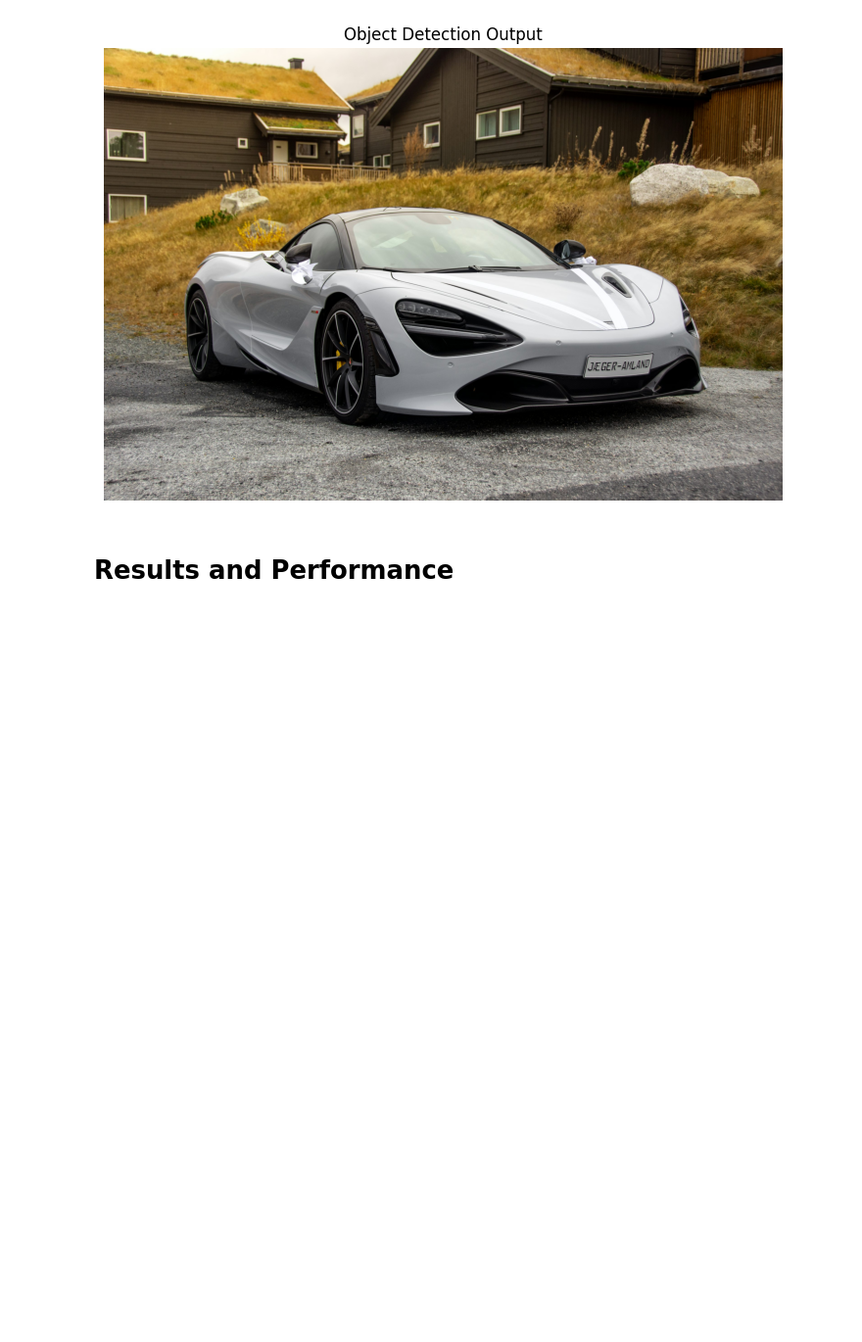
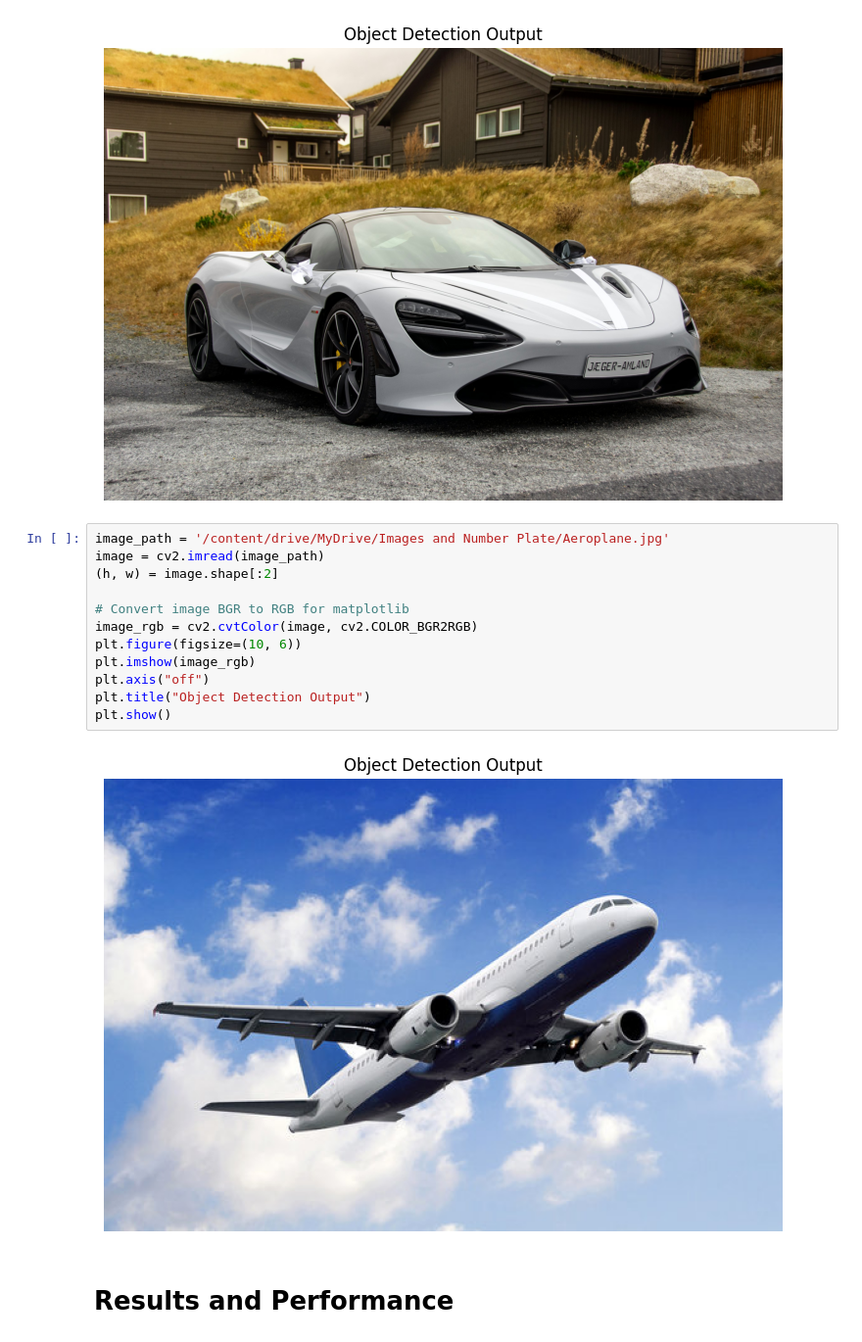
Before and after one commit to atul0430/Object-Detection-System-Computer-Vision-, a Jupyter notebook: Object Detection System (Computer Vision).ipynb, the cells around one changed output. Shown at 98% size. Saved outputs shown, nothing was run; the diff lists cells and outputs as text; blank space fills up the shorter version.

```diff
--- a/Object Detection System (Computer Vision).ipynb
+++ b/Object Detection System (Computer Vision).ipynb
@@ -105,6 +107,20 @@ plt.title("Object Detection Output")
 plt.show()
 # %% [output]
 [figure]
+# %%
+image_path = '/content/drive/MyDrive/Images and Number Plate/Aeroplane.jpg'
+image = cv2.imread(image_path)
+(h, w) = image.shape[:2]
+
+# Convert image BGR to RGB for matplotlib
+image_rgb = cv2.cvtColor(image, cv2.COLOR_BGR2RGB)
+plt.figure(figsize=(10, 6))
+plt.imshow(image_rgb)
+plt.axis("off")
+plt.title("Object Detection Output")
+plt.show()
+# %% [output]
+[figure, added]
 # %% [markdown]
 # **Results and Performance**
 # %% [markdown]
```
Also changed, not shown: parts of 2 cells of this notebook.
